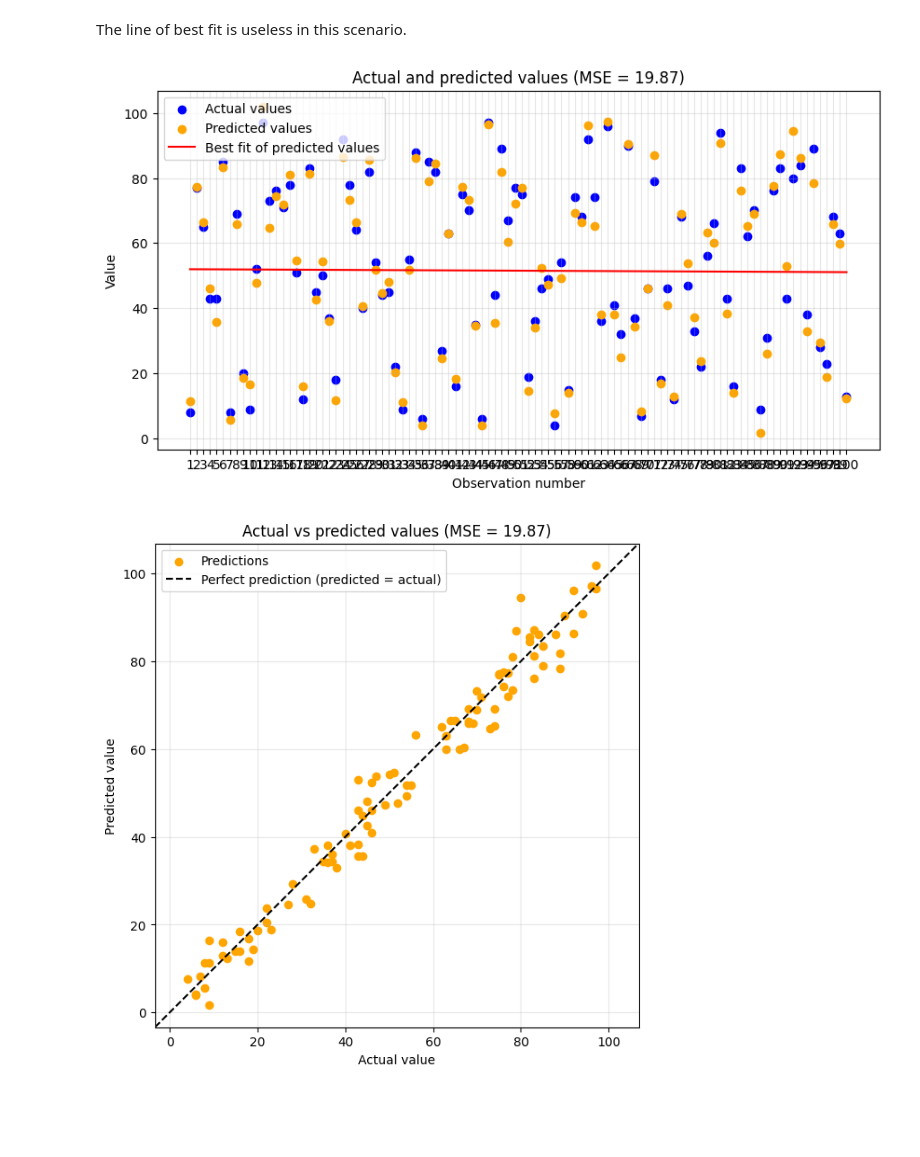
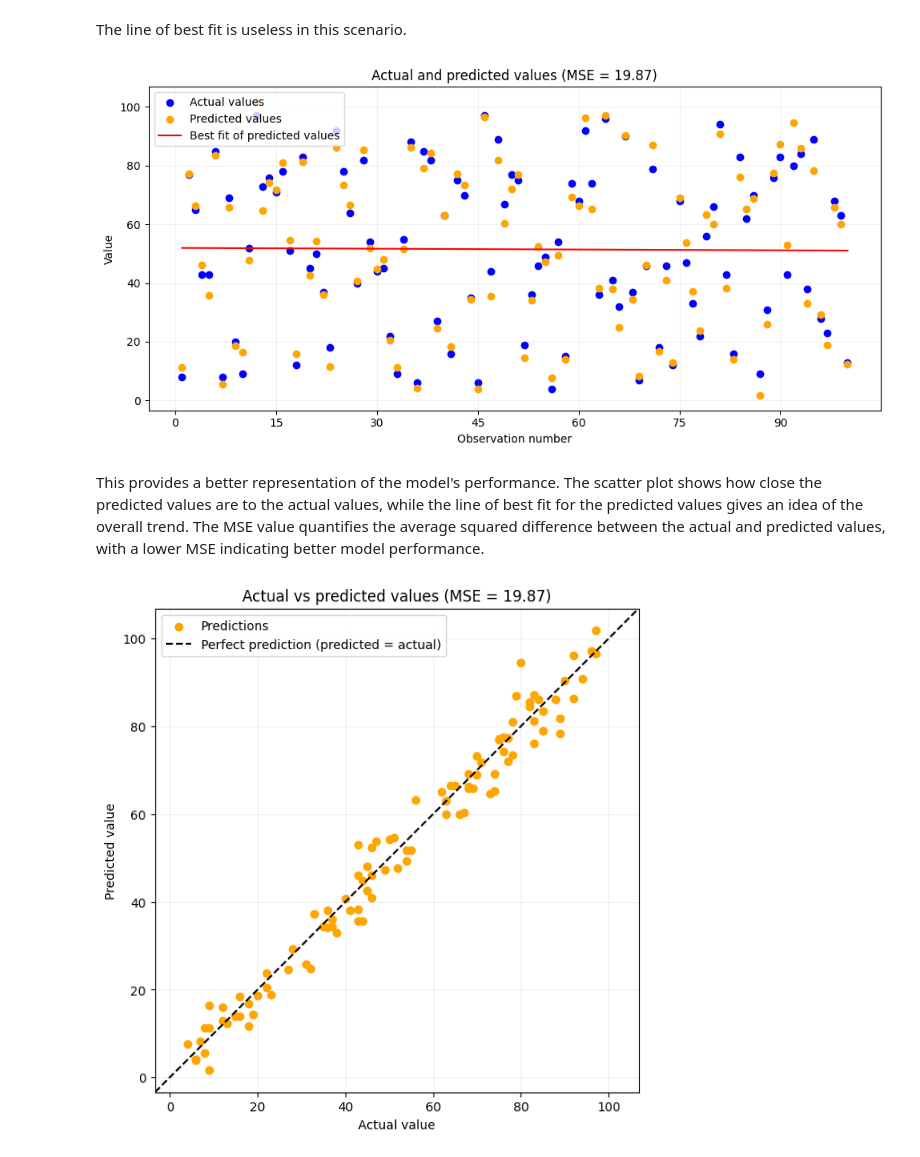
Before and after one commit to nirvana644/IATD-Machine-Learning-Algorithms, a Jupyter notebook: week_2_lesson_2_mse.ipynb, the cells around one changed output. Cells and saved outputs as stored; diff of their text form; code cells hidden in the pictures; blank space fills up the shorter version.

```diff
--- a/week_2_lesson_2_mse.ipynb
+++ b/week_2_lesson_2_mse.ipynb
@@ -80,29 +80,53 @@ MSE: 19.87
 The line of best fit is useless in this scenario.
 # %%
 import matplotlib.pyplot as plt
+from matplotlib.ticker import MaxNLocator
 
 # Observation numbers: 1, 2, ..., n
 x = np.arange(1, n + 1)
 
 # Fit a straight line to the predicted values
 slope, intercept = np.polyfit(x, predicted, deg=1)
 best_fit = slope * x + intercept
 
+'''
 plt.figure(figsize=(10, 5))
 
 plt.scatter(x, actual, label="Actual values", color="blue")
 plt.scatter(x, predicted, label="Predicted values", color="orange")
 plt.plot(x, best_fit, label="Best fit of predicted values", color="red")
 
 plt.xlabel("Observation number")
 plt.ylabel("Value")
 plt.title(f"Actual and predicted values (MSE = {mse:.2f})")
 plt.xticks(x)
 plt.legend()
 plt.grid(alpha=0.3)
+'''
+
+fig, ax = plt.subplots(figsize=(10, 5))
+
+ax.scatter(x, actual, label="Actual values", color="blue")
+ax.scatter(x, predicted, label="Predicted values", color="orange")
+ax.plot(x, best_fit, label="Best fit of predicted values", color="red")
+
+ax.set_xlabel("Observation number")
+ax.set_ylabel("Value")
+ax.set_title(f"Actual and predicted values (MSE = {mse:.2f})")
+
+# Fix the x-axis ticks to show up to 10 ticks, and only integer values
+ax.xaxis.set_major_locator(MaxNLocator(nbins=10, integer=True))
+
+ax.legend()
+ax.grid(alpha=0.3)
+
+fig.tight_layout()
+
 plt.show()
 # %% [output]
-[figure, old version]
+[figure, new version]
+# %% [markdown]
+This provides a better representation of the model's performance. The scatter plot shows how close the predicted values are to the actual values, while the line of best fit for the predicted values gives an idea of the overall trend. The MSE value quantifies the average squared difference between the actual and predicted values, with a lower MSE indicating better model performance.
 # %%
 import matplotlib.pyplot as plt
 
```
Also changed, not shown: 19 other files.
